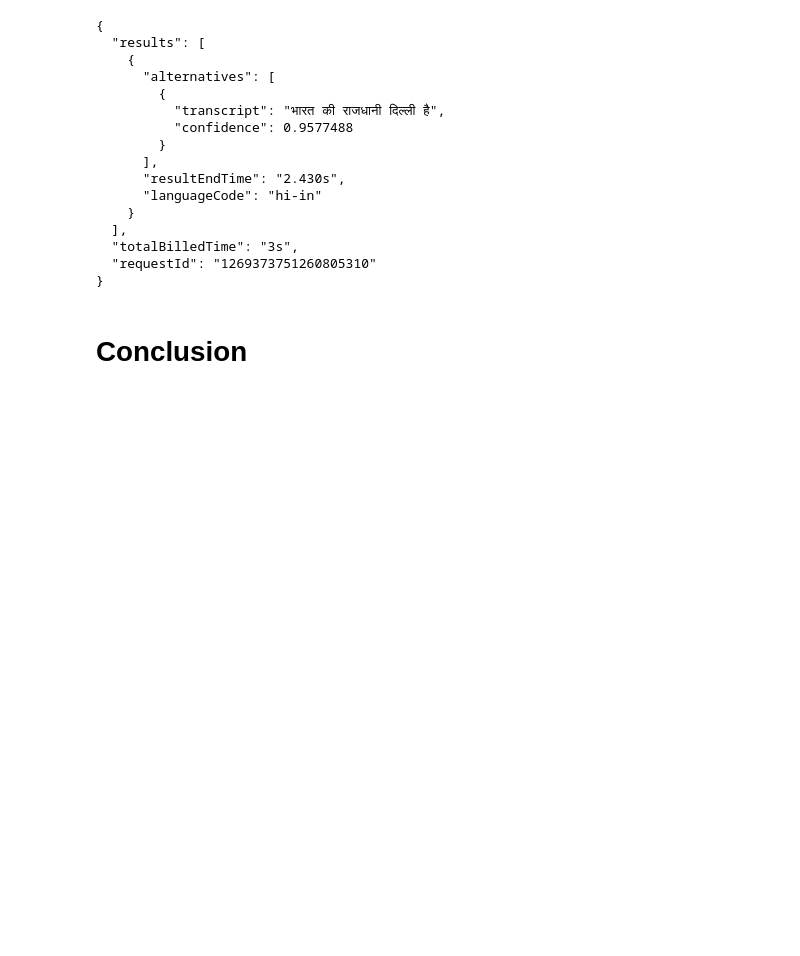
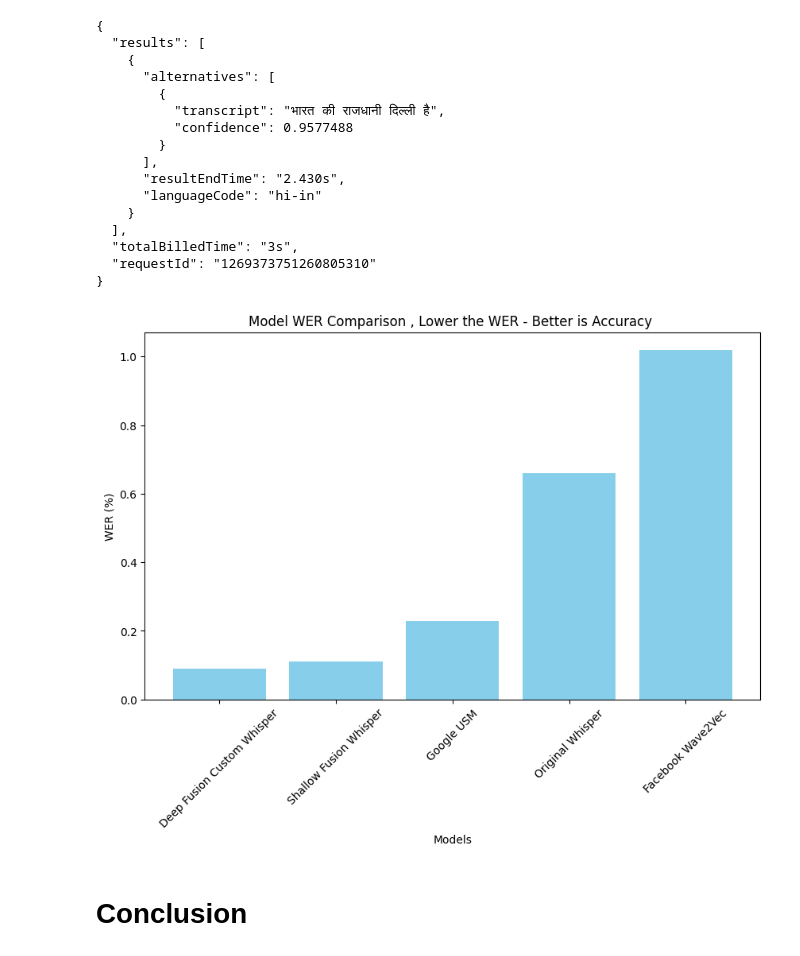
Before and after one commit to chandan110791/HindiSpeechRecognition, a Jupyter notebook: Whisper_LM_fusion_final.ipynb, the cells around one changed output. Drawn from its saved outputs; the diff is of its cells as text; code cells hidden in the pictures; blank space fills up the shorter version.

```diff
--- a/Whisper_LM_fusion_final.ipynb
+++ b/Whisper_LM_fusion_final.ipynb
@@ -2562,6 +2540,27 @@ display(HTML(results_df.to_html()))
   "totalBilledTime": "3s",
   "requestId": "1269373751260805310"
 }
+# %%
+import matplotlib.pyplot as plt
+
+# Hypothetical accuracy data for each model
+models = ['Deep Fusion Custom Whisper', 'Shallow Fusion Whisper', 'Google USM', 'Original Whisper', 'Facebook Wave2Vec']
+WER = [0.09, 0.11 , 0.23 ,0.66, 1.02]  # Example accuracy percentages
+
+# Create the bar plot
+plt.figure(figsize=(10, 6))
+plt.bar(models, WER, color='skyblue')
+
+# Adding titles and labels
+plt.title('Model WER Comparison , Lower the WER - Better is Accuracy ')
+plt.xlabel('Models')
+plt.ylabel('WER (%)')
+plt.xticks(rotation=45)  # Rotate the model names for better readability
+
+# Show the plot
+plt.show()
+# %% [output]
+[figure, added]
 # %% [markdown]
 # Conclusion
 # %% [markdown]
```
Also changed, not shown: parts of 8 cells of this notebook.
